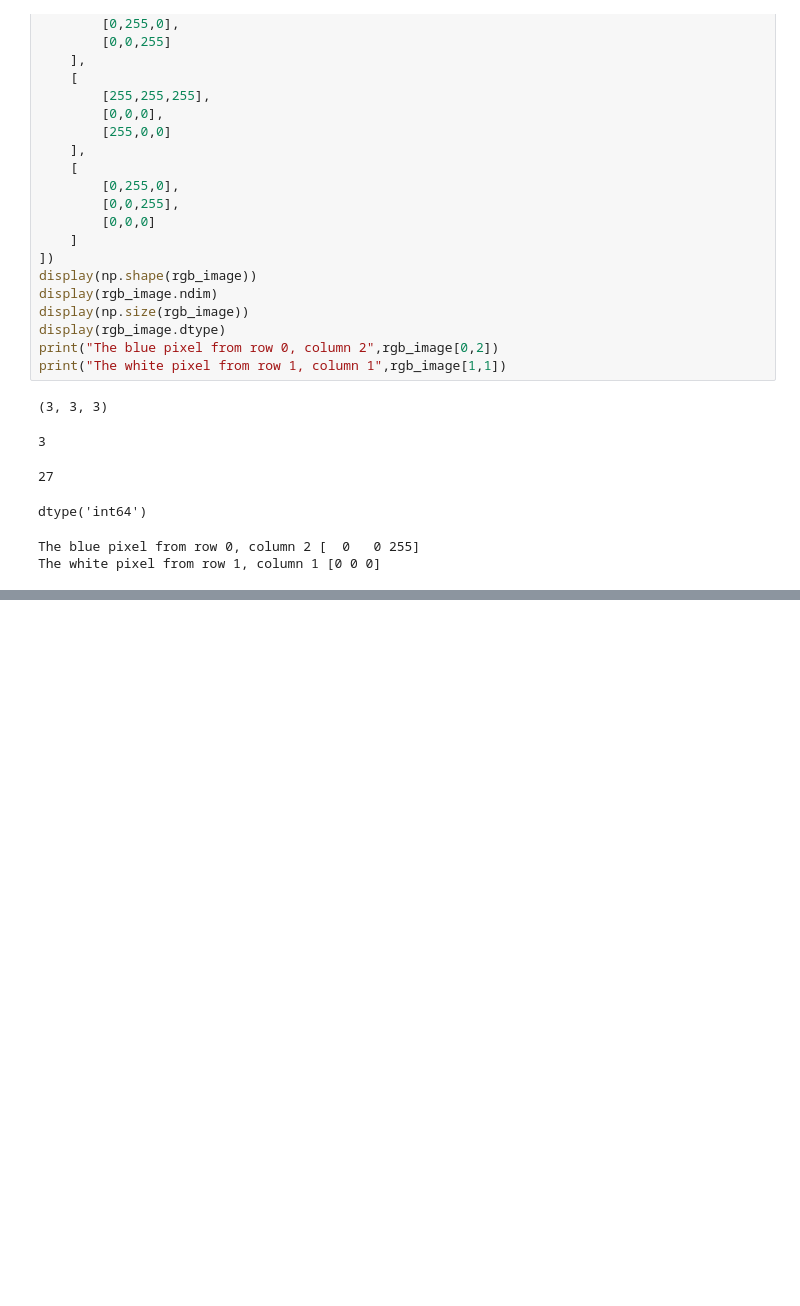
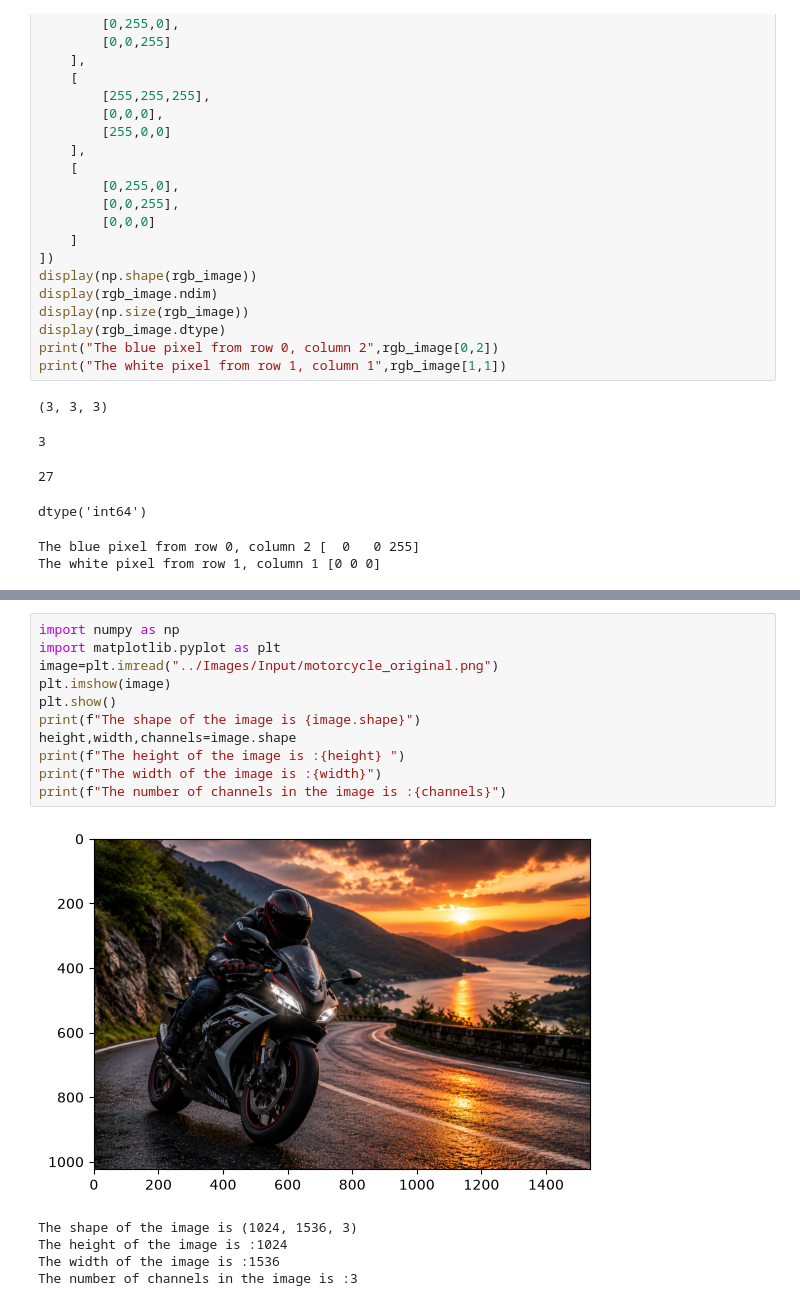
Before and after one commit to Anirudh-888/NumPy-Vision, a Jupyter notebook: Notebooks/01_image_as_an_NumPy_array.ipynb, the cells around one changed output, grey strips where cells are left out. Cells and saved outputs as stored; diff of their text form; blank space fills up the shorter version.

```diff
--- a/Notebooks/01_image_as_an_NumPy_array.ipynb
+++ b/Notebooks/01_image_as_an_NumPy_array.ipynb
@@ -97,0 +202,17 @@ The white pixel from row 1, column 1 [0 0 0]
+# %%
+import numpy as np
+import matplotlib.pyplot as plt
+image=plt.imread("../Images/Input/motorcycle_original.png")
+plt.imshow(image)
+plt.show()
+print(f"The shape of the image is {image.shape}")
+height,width,channels=image.shape
+print(f"The height of the image is :{height} ")
+print(f"The width of the image is :{width}")
+print(f"The number of channels in the image is :{channels}")
+# %% [output]
+[figure, added]
+The shape of the image is (1024, 1536, 3)
+The height of the image is :1024
+The width of the image is :1536
+The number of channels in the image is :3
```
Also changed, not shown: parts of 10 cells of this notebook.
